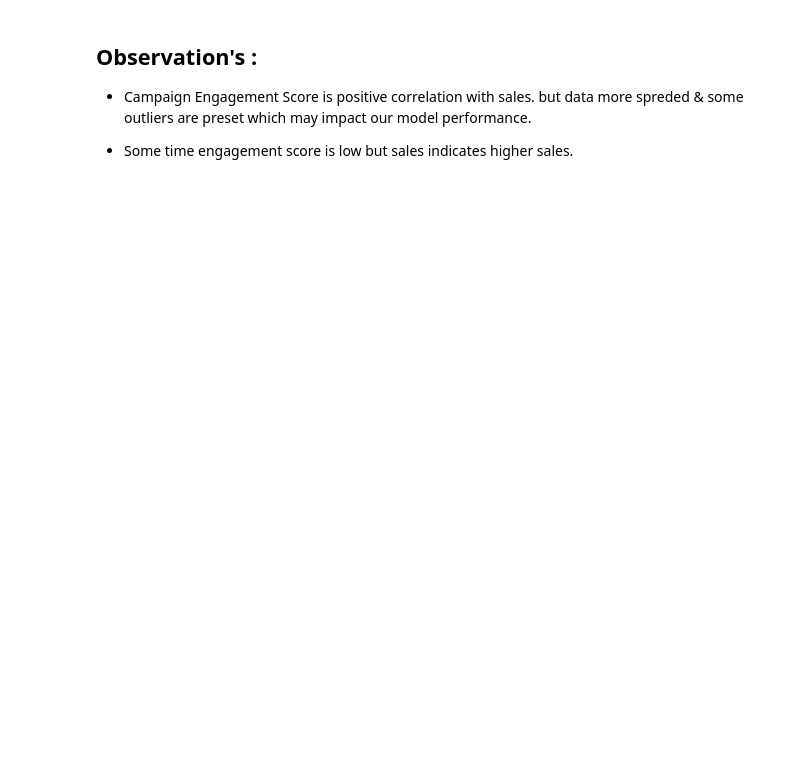
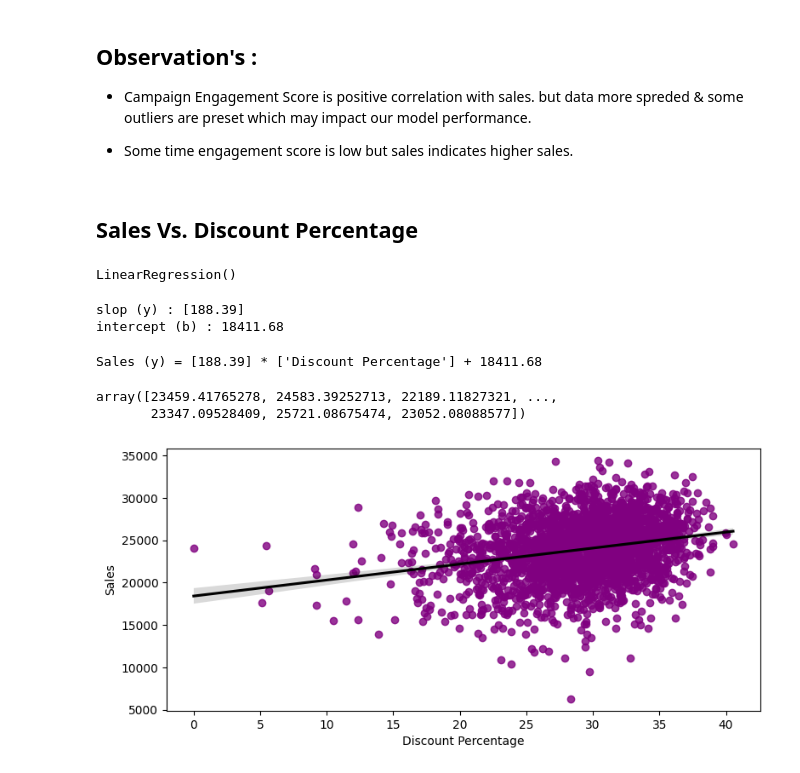
Before and after one commit to uniquegalaxycoder/Project, a Jupyter notebook: Liner_Regression_Sales_Data.ipynb, the cells around one changed output. Drawn from its saved outputs; the diff is of its cells as text; code cells hidden in the pictures; blank space fills up the shorter version.

```diff
--- a/Liner_Regression_Sales_Data.ipynb
+++ b/Liner_Regression_Sales_Data.ipynb
@@ -431,3 +439,40 @@ sns.regplot(x= X_train[independent_variable_2], y = y_train, scatter_kws= {'colo
 - Campaign Engagement Score is positive correlation with sales. but data more spreded & some outliers are preset which may impact our model performance.
 
 - Some time engagement score is low but sales indicates higher sales.
+# %% [markdown]
+## **Sales Vs. Discount Percentage**
+# %%
+# defining the independent variable
+independent_variable_3 = ['Discount Percentage']
+# %%
+# model defining
+
+linear_regression_3 =  LinearRegression()
+# %%
+linear_regression_3.fit(X_train[independent_variable_3], y_train)
+# %% [output]
+LinearRegression()
+# %%
+# Checking the slop & intercept
+print(f"slop (y) : {linear_regression_3.coef_.round(2)} \nintercept (b) : {linear_regression_3.intercept_.round(2)}")
+# %% [output]
+slop (y) : [188.39]
+intercept (b) : 18411.68
+# %%
+# simple linear regression enquations
+print(f"Sales (y) = {linear_regression_3.coef_.round(2)} * {independent_variable_3} + {linear_regression_3.intercept_.round(2)}")
+# %% [output]
+Sales (y) = [188.39] * ['Discount Percentage'] + 18411.68
+# %%
+value_fit_3 = linear_regression_3.predict(X_train[independent_variable_3])
+value_fit_3
+# %% [output]
+array([23459.41765278, 24583.39252713, 22189.11827321, ...,
+       23347.09528409, 25721.08675474, 23052.08088577])
+# %%
+# plotting the graph
+plt.figure(figsize = (9, 4))
+sns.regplot(x = X_train[independent_variable_3], y = y_train, scatter_kws = {'color': 'purple'}, line_kws = {'color':'black'})
+plt.show()
+# %% [output]
+[figure, added]
```
Also changed, not shown: parts of 6 cells of this notebook.
